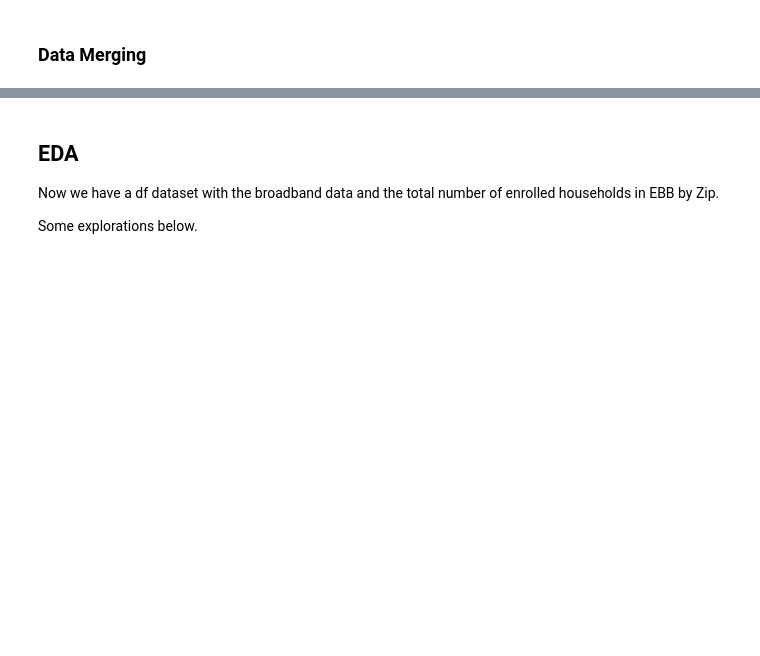
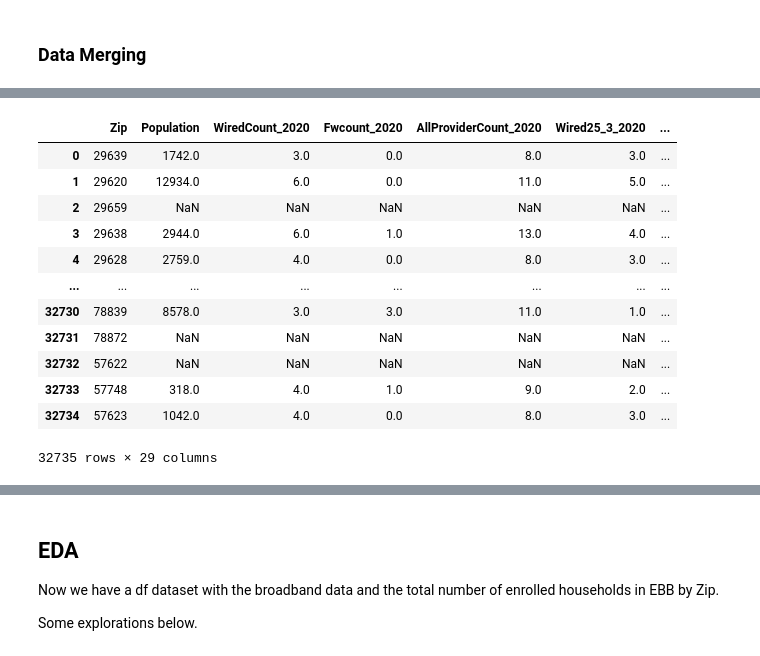
Before and after one commit to jcweaver/broadband-capstone, a Jupyter notebook: notebooks/eda.ipynb, the cells around one changed output, grey strips where cells are left out. Cells and saved outputs as stored; diff of their text form; code cells hidden in the pictures; blank space fills up the shorter version.

```diff
--- a/notebooks/eda.ipynb
+++ b/notebooks/eda.ipynb
@@ -110,2 +162,20 @@ df
+# %%
+## Let's drop some of the duplication columns: County Name, ST
+df = df.drop(columns=['State', 'County'])
+df
+# %% [output]
+|  | Zip | Population | WiredCount_2020 | Fwcount_2020 | AllProviderCount_2020 | Wired25_3_2020 | ... |
+| 0 | 29639 | 1742.0 | 3.0 | 0.0 | 8.0 | 3.0 | ... |
+| 1 | 29620 | 12934.0 | 6.0 | 0.0 | 11.0 | 5.0 | ... |
+| 2 | 29659 | NaN | NaN | NaN | NaN | NaN | ... |
+| 3 | 29638 | 2944.0 | 6.0 | 1.0 | 13.0 | 4.0 | ... |
+| 4 | 29628 | 2759.0 | 4.0 | 0.0 | 8.0 | 3.0 | ... |
+| ... | ... | ... | ... | ... | ... | ... | ... |
+| 32730 | 78839 | 8578.0 | 3.0 | 3.0 | 11.0 | 1.0 | ... |
+| 32731 | 78872 | NaN | NaN | NaN | NaN | NaN | ... |
+| 32732 | 57622 | NaN | NaN | NaN | NaN | NaN | ... |
+| 32733 | 57748 | 318.0 | 4.0 | 1.0 | 9.0 | 2.0 | ... |
+| 32734 | 57623 | 1042.0 | 4.0 | 0.0 | 8.0 | 3.0 | ... |
+32735 rows × 29 columns
 # %%
 ## Creating an AR df of just AR zipcodes that were in the zips df
```
Also changed, not shown: parts of 15 cells of this notebook, 13 other files.
